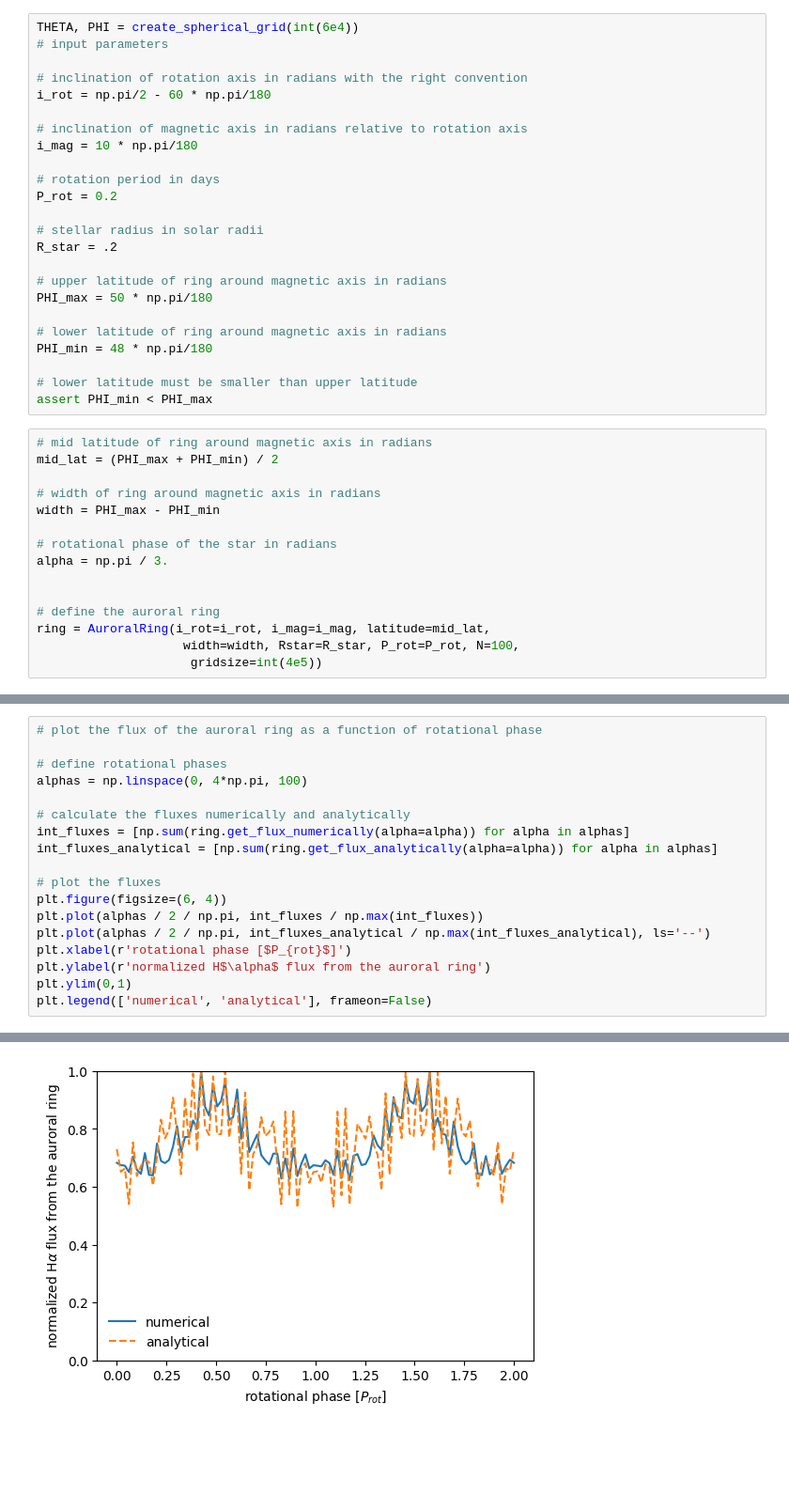
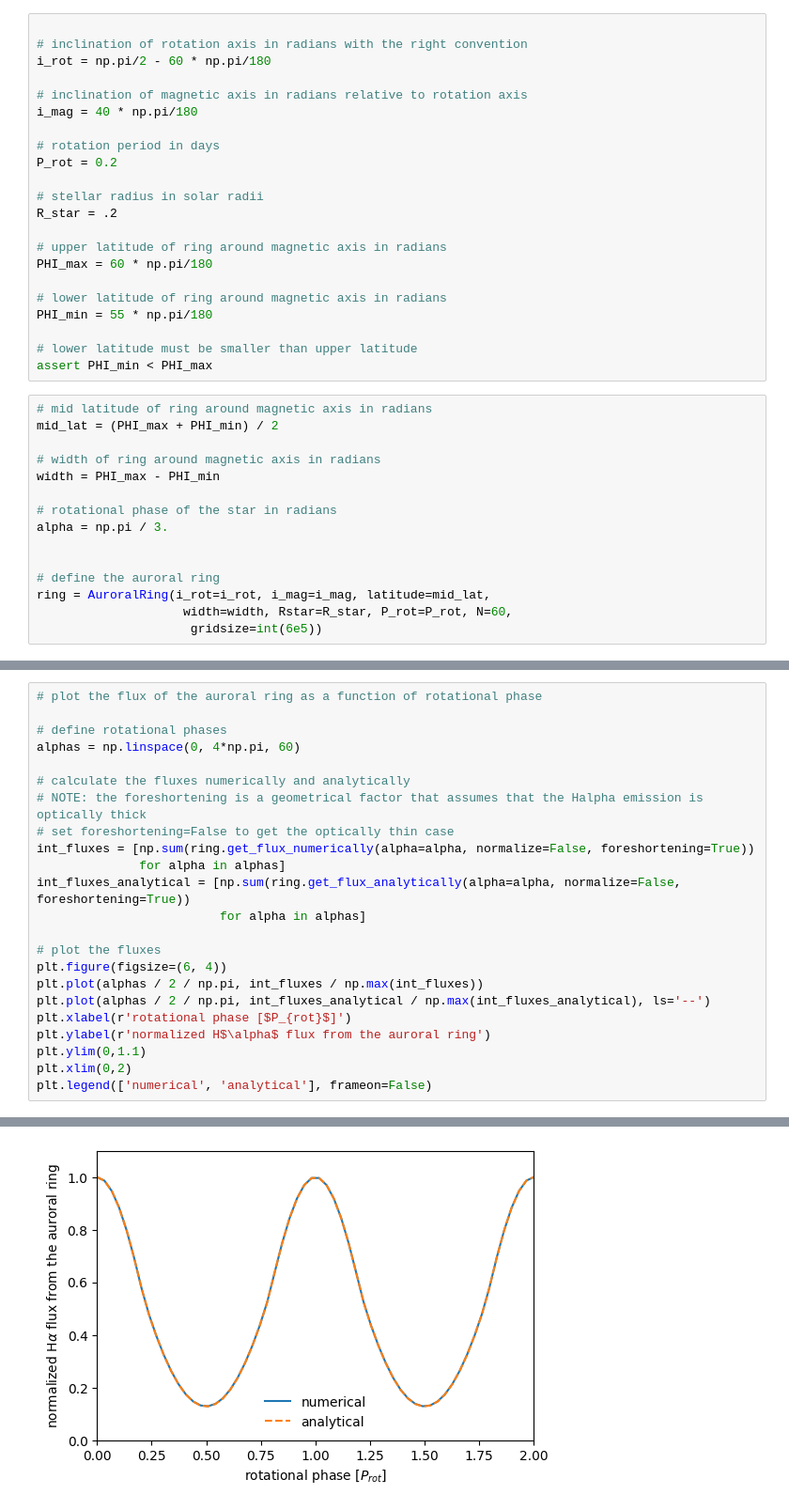
Before and after one commit to ekaterinailin/2023_10_Oblique_Ring, a Jupyter notebook: introduction_to_auroral_ring.ipynb, the cells around one changed output, grey strips where cells are left out. Shown: that part at 94% size. Drawn from its saved outputs; the diff is of its cells as text; blank space fills up the shorter version.

Commit message:
added the foreshortening option to the analytica and numerical line models at the top level

```diff
--- a/introduction_to_auroral_ring.ipynb
+++ b/introduction_to_auroral_ring.ipynb
@@ -10,13 +8,11 @@ from funcs.geometry import (create_spherical_grid,
 from funcs.auroralring import AuroralRing
 # %%
-THETA, PHI = create_spherical_grid(int(6e4))
-# input parameters
 
 # inclination of rotation axis in radians with the right convention
 i_rot = np.pi/2 - 60 * np.pi/180
 
 # inclination of magnetic axis in radians relative to rotation axis
-i_mag = 10 * np.pi/180
+i_mag = 40 * np.pi/180
 
 # rotation period in days
 P_rot = 0.2
@@ -25,10 +21,10 @@ P_rot = 0.2
 R_star = .2
 
 # upper latitude of ring around magnetic axis in radians
-PHI_max = 50 * np.pi/180
+PHI_max = 60 * np.pi/180
 
 # lower latitude of ring around magnetic axis in radians
-PHI_min = 48 * np.pi/180
+PHI_min = 55 * np.pi/180
 
 # lower latitude must be smaller than upper latitude
 assert PHI_min < PHI_max
@@ -45,8 +41,8 @@ alpha = np.pi / 3.
 
 # define the auroral ring
 ring = AuroralRing(i_rot=i_rot, i_mag=i_mag, latitude=mid_lat,
-                    width=width, Rstar=R_star, P_rot=P_rot, N=100,
-                     gridsize=int(4e5))
+                    width=width, Rstar=R_star, P_rot=P_rot, N=60,
+                     gridsize=int(6e5))
 # %%
 # plot the sphere with the auroral ring
 fig, ax = ring.plot_setup_sphere()
@@ -58,24 +54,29 @@ ring.plot_layout_sphere(ax, view=-alpha * 180 / np.pi)
 # %%
 # plot the flux of the auroral ring as a function of rotational phase
 
 # define rotational phases
-alphas = np.linspace(0, 4*np.pi, 100)
+alphas = np.linspace(0, 4*np.pi, 60)
 
 # calculate the fluxes numerically and analytically
-int_fluxes = [np.sum(ring.get_flux_numerically(alpha=alpha)) for alpha in alphas]
-int_fluxes_analytical = [np.sum(ring.get_flux_analytically(alpha=alpha)) for alpha in alphas]
+# NOTE: the foreshortening is a geometrical factor that assumes that the Halpha emission is optically thick
+# set foreshortening=False to get the optically thin case
+int_fluxes = [np.sum(ring.get_flux_numerically(alpha=alpha, normalize=False, foreshortening=True))
+              for alpha in alphas]
+int_fluxes_analytical = [np.sum(ring.get_flux_analytically(alpha=alpha, normalize=False, foreshortening=True))
+                         for alpha in alphas]
 
 # plot the fluxes
 plt.figure(figsize=(6, 4))
 plt.plot(alphas / 2 / np.pi, int_fluxes / np.max(int_fluxes))
 plt.plot(alphas / 2 / np.pi, int_fluxes_analytical / np.max(int_fluxes_analytical), ls='--')
 plt.xlabel(r'rotational phase [$P_{rot}$]')
 plt.ylabel(r'normalized H$\alpha$ flux from the auroral ring')
-plt.ylim(0,1)
+plt.ylim(0,1.1)
+plt.xlim(0,2)
 plt.legend(['numerical', 'analytical'], frameon=False)
 # %% [output]
 <matplotlib.legend.Legend at 0x...>
-[figure, old version]
+[figure, new version]
 # %%
 # plot an individual spectral line profile
 plt.figure(figsize=(6, 4))
```
Also changed, not shown: parts of 3 cells of this notebook, 2 other files.
